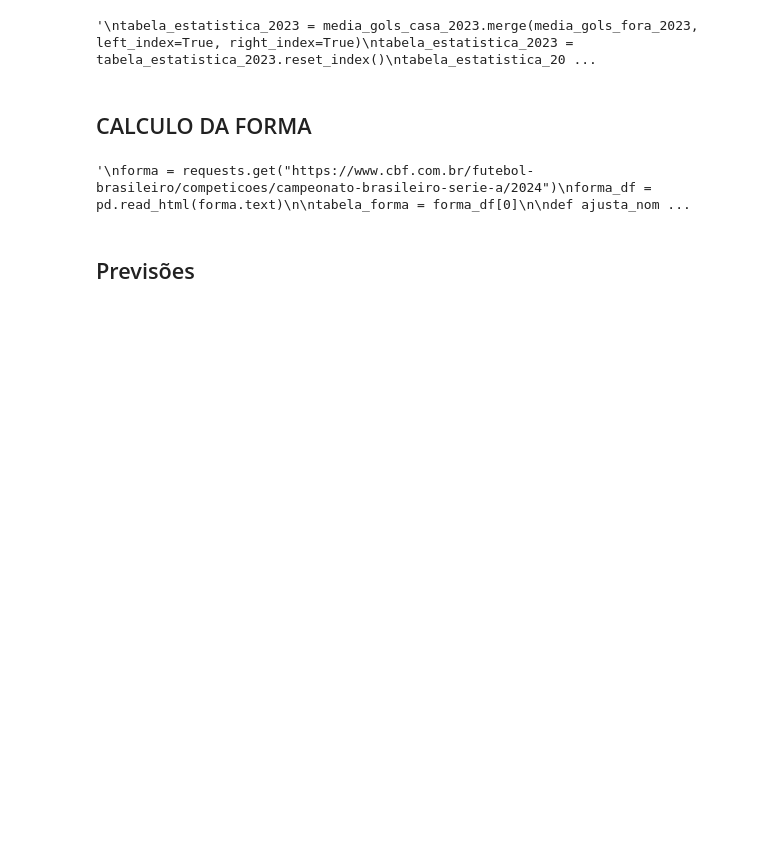
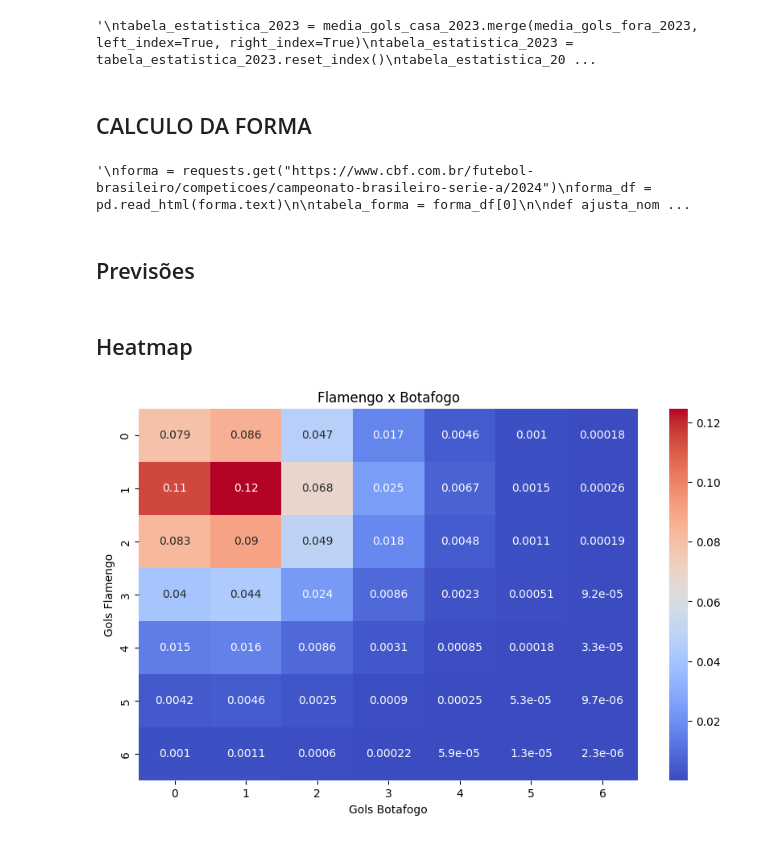
Before and after one commit to ThiagoS1lva/PreVejaPlacar, a Jupyter notebook: main.ipynb, the cells around one changed output. Drawn from its saved outputs; the diff is of its cells as text; code cells hidden in the pictures; blank space fills up the shorter version.

Commit message:
Heatmap

```diff
--- a/main.ipynb
+++ b/main.ipynb
@@ -199 +214,43 @@ def calcular_pts_esperada(linha):
     return linha
+# %% [markdown]
+## Heatmap
+# %%
+from scipy.stats import poisson
+import matplotlib.pyplot as plt
+import seaborn as sns
+
+def gerar_heatMap(time_casa, time_fora):
+
+    # Disitribuição de Poisson - Eventos independentes
+
+    # Media esperada de gols que o time da casa tem X contra o time fora de casa
+    lambda_casa = tabela_estatistica.loc[tabela_estatistica["Time"] == time_casa, "gols feitos_casa"].iloc[0] * tabela_estatistica.loc[tabela_estatistica["Time"] == time_fora, "gols sofridos_fora"].iloc[0]
+
+    # Media esperada de gols que o time fora de casa tem X contra o time da casa
+    lambda_fora = tabela_estatistica.loc[tabela_estatistica["Time"] == time_fora, "gols feitos_fora"].iloc[0] * tabela_estatistica.loc[tabela_estatistica["Time"] == time_casa, "gols sofridos_casa"].iloc[0]
+
+    plt.figure(figsize=(10, 6))
+    tabela_calculo = pd.DataFrame()
+
+    # Considerando fazer gols eventos independentes
+    for gols_casa in range(0, 7):
+        for gols_fora in range(0, 7):
+            prob_resultado = poisson.pmf(gols_casa, lambda_casa) * poisson.pmf(gols_fora, lambda_fora)
+            tabela_calculo.loc[gols_casa, gols_fora] = prob_resultado
+
+    sns.heatmap(tabela_calculo, annot=True, cmap="coolwarm")
+    plt.title(f"{time_casa} x {time_fora}")
+    plt.xlabel(f"Gols {time_fora}")
+    plt.ylabel(f"Gols {time_casa}")
+
+    heatMap = plt.gcf()
+
+    return heatMap
+
+time_c = "Flamengo"
+time_f = "Botafogo"
+
+figura_hm = gerar_heatMap(time_c, time_f)
+plt.show()
+# %% [output]
+[figure, added]
```
Also changed, not shown: parts of 3 cells of this notebook.
